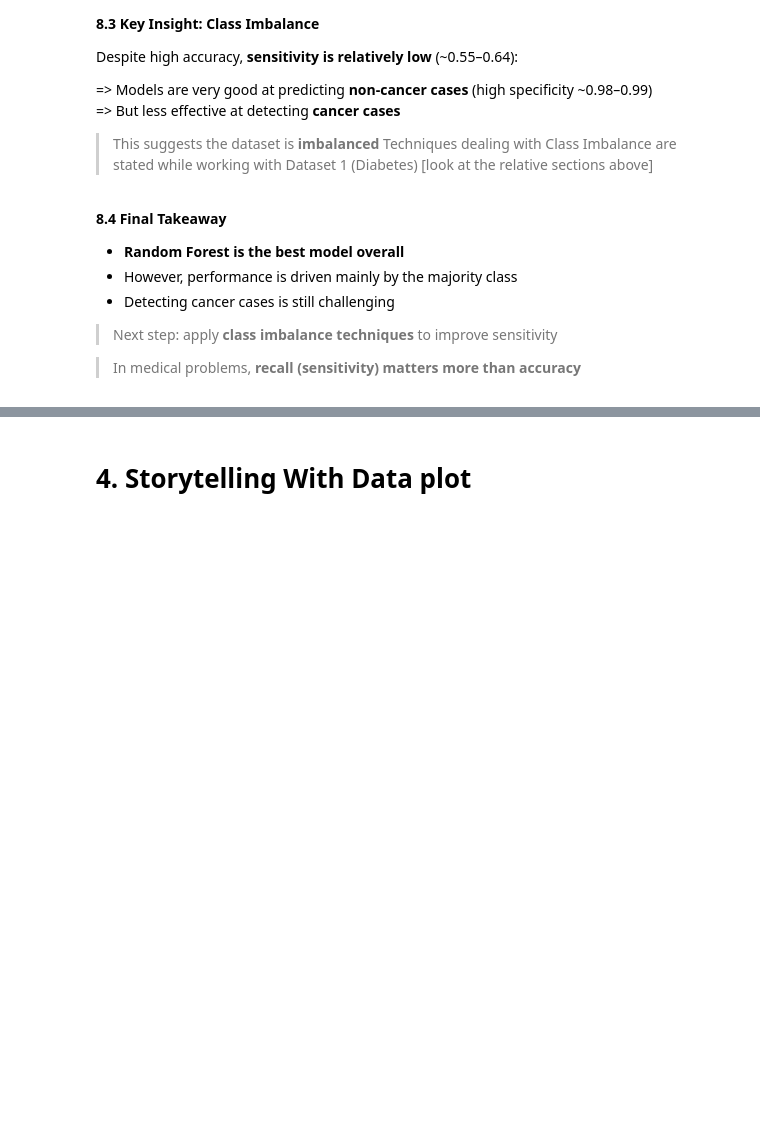
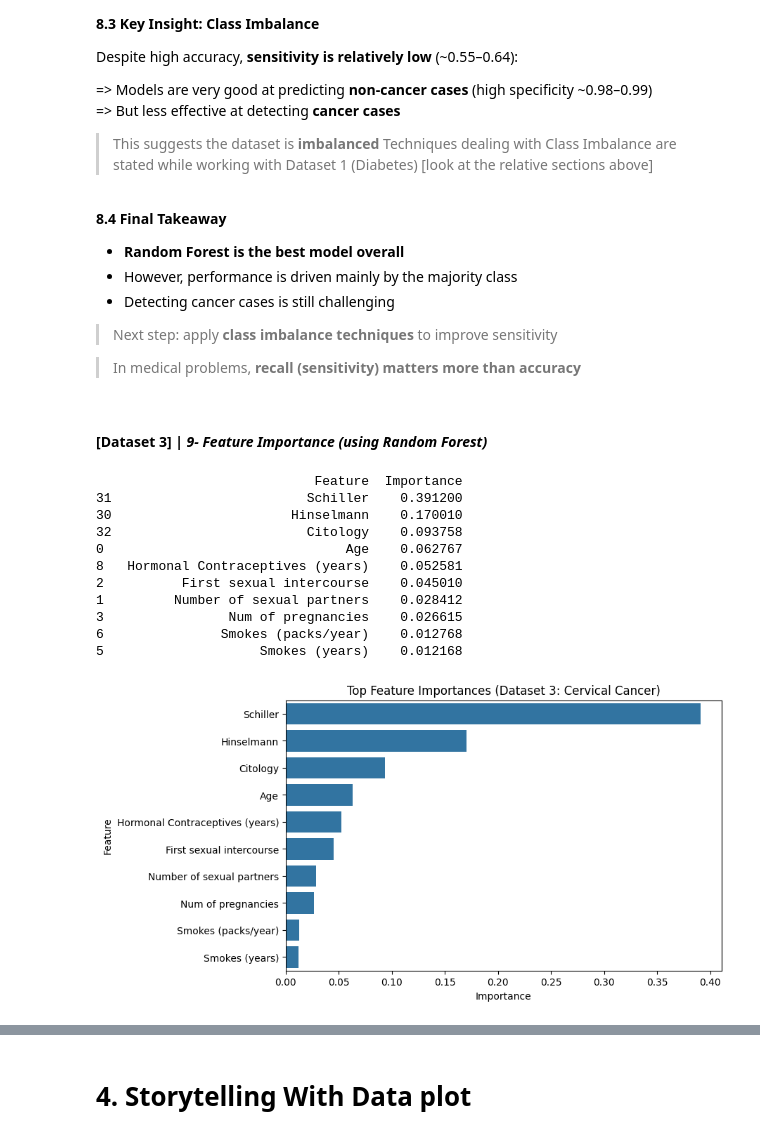
Before and after one commit to jasser-dh/Module-B-semester-2, a Jupyter notebook: OMDS-ModB2-Week11-Dhaouadi-Jasser.ipynb, the cells around one changed output, grey strips where cells are left out. Cells and saved outputs as stored; diff of their text form; code cells hidden in the pictures; blank space fills up the shorter version.

```diff
--- a/OMDS-ModB2-Week11-Dhaouadi-Jasser.ipynb
+++ b/OMDS-ModB2-Week11-Dhaouadi-Jasser.ipynb
@@ -1099,3 +1265,52 @@ Despite high accuracy, **sensitivity is relatively low** (~0.55–0.64):
 > Next step: apply **class imbalance techniques** to improve sensitivity
 
 > In medical problems, **recall (sensitivity) matters more than accuracy**
+# %% [markdown]
+#### [Dataset 3] | *9- Feature Importance (using Random Forest)*
+# %%
+target_col = "Biopsy"
+
+X = df_cervical_clean.drop(columns=[target_col])
+y = df_cervical_clean[target_col]
+
+# -----------------------------
+# Train-test split
+# -----------------------------
+X_train, X_test, y_train, y_test = train_test_split(
+    X, y, test_size=0.2, random_state=0, stratify=y
+)
+
+# -----------------------------
+# Random Forest + Feature Importance
+# -----------------------------
+params = {'max_depth': 10, 'min_samples_leaf': 2, 'min_samples_split': 7, 'n_estimators': 122, "random_state":0, "n_jobs":-1}
+rf = RandomForestClassifier(**params)
+rf.fit(X_train, y_train)
+
+importances = rf.feature_importances_
+
+feature_importance_df = pd.DataFrame({
+    "Feature": X.columns,
+    "Importance": importances
+}).sort_values(by="Importance", ascending=False)
+
+print(feature_importance_df.head(10))
+
+# Plot
+plt.figure(figsize=(8,5))
+sns.barplot(data=feature_importance_df.head(10), x="Importance", y="Feature")
+plt.title("Top Feature Importances (Dataset 3: Cervical Cancer)")
+plt.show()
+# %% [output]
+                            Feature  Importance
+31                         Schiller    0.391200
+30                       Hinselmann    0.170010
+32                         Citology    0.093758
+0                               Age    0.062767
+8   Hormonal Contraceptives (years)    0.052581
+2          First sexual intercourse    0.045010
+1         Number of sexual partners    0.028412
+3                Num of pregnancies    0.026615
+6               Smokes (packs/year)    0.012768
+5                    Smokes (years)    0.012168
+[figure, added]
```
Also changed, not shown: parts of 7 cells of this notebook.
